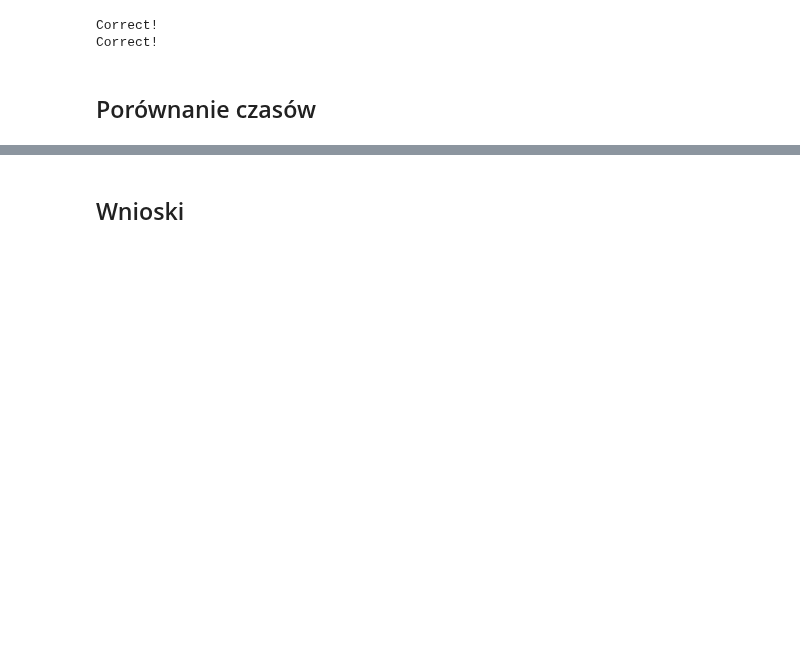
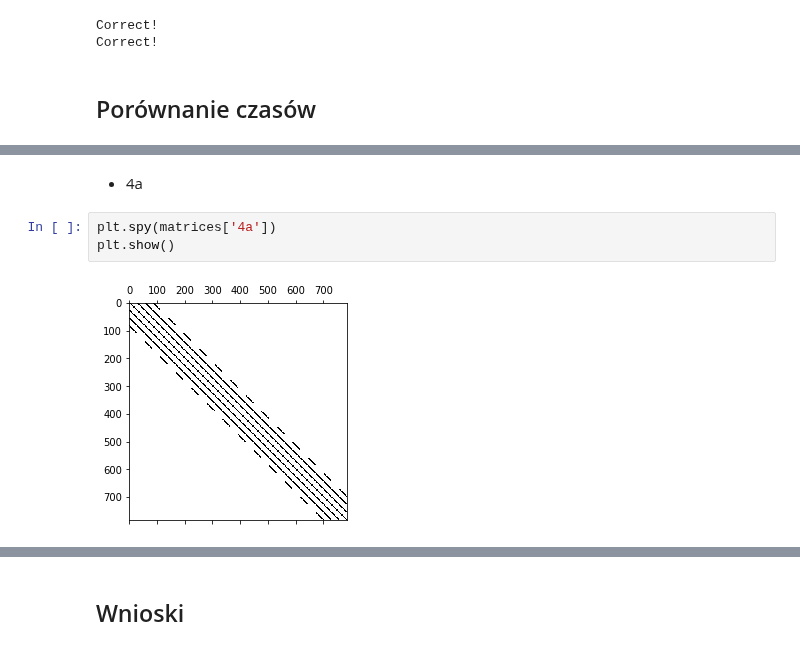
Before and after one commit to mhawryluk/matrix-algorithms, a Jupyter notebook: lab4/lab4.ipynb, the cells around one changed output, grey strips where cells are left out. Drawn from its saved outputs; the diff is of its cells as text; blank space fills up the shorter version.

```diff
--- a/lab4/lab4.ipynb
+++ b/lab4/lab4.ipynb
@@ -304,0 +328,7 @@ Correct!
+# %% [markdown]
+* 4a
+# %%
+plt.spy(matrices['4a'])
+plt.show()
+# %% [output]
+[figure, added]
```
Also changed, not shown: parts of 8 cells of this notebook.
